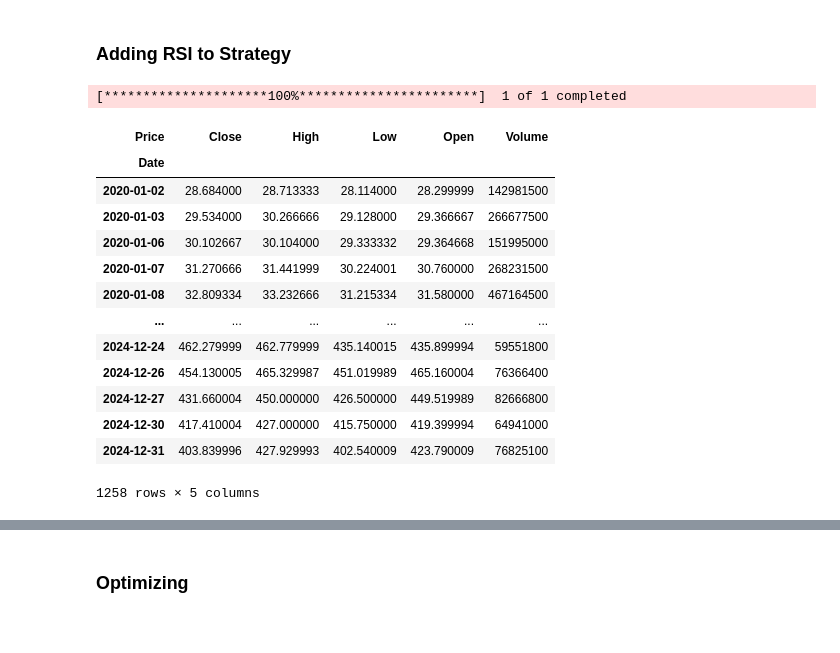
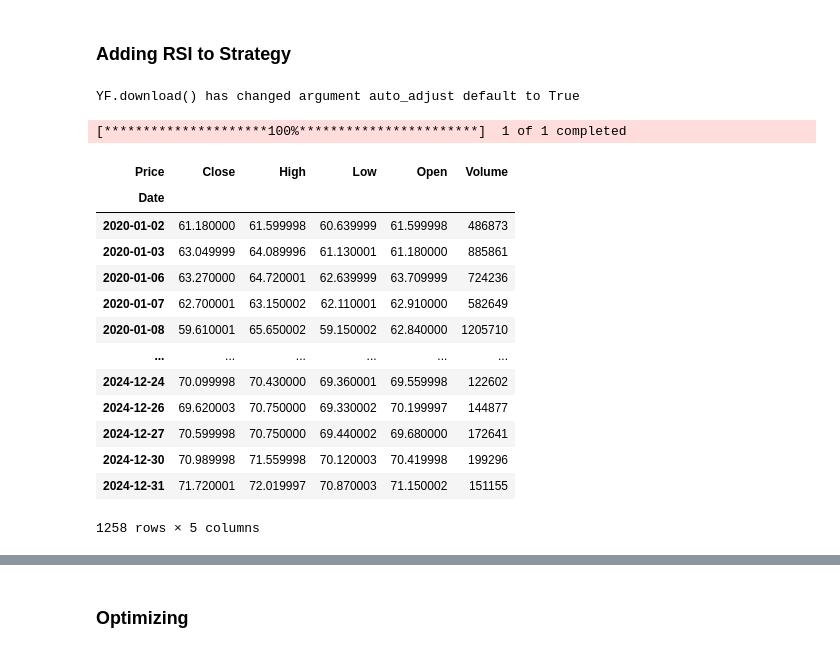
Before and after one commit to ArmaanG06/ASG-Microfund, a Jupyter notebook: notebooks/research_notebook.ipynb, the cells around one changed output, grey strips where cells are left out. Cells and saved outputs as stored; diff of their text form; code cells hidden in the pictures.

```diff
--- a/notebooks/research_notebook.ipynb
+++ b/notebooks/research_notebook.ipynb
@@ -435,27 +437,28 @@ ave
 # %%
-data = yf.download("TSLA", "2020-01-01", "2025-01-01")
+data = yf.download("CL=F", "2020-01-01", "2025-01-01")
 data = data.droplevel('Ticker', axis=1)
 data.reset_index(inplace=True)
 data.index = data['Date']
 del data['Date']
 data.index.name = 'Date'
 data
 # %% [output]
-[*********************100%***********************]  1 of 1 completed
+YF.download() has changed argument auto_adjust default to True
+[*********************100%***********************]  1 of 1 completed
 | Price | Close | High | Low | Open | Volume |
 | Date |  |  |  |  |  |
-| 2020-01-02 | 28.684000 | 28.713333 | 28.114000 | 28.299999 | 142981500 |
-| 2020-01-03 | 29.534000 | 30.266666 | 29.128000 | 29.366667 | 266677500 |
-| 2020-01-06 | 30.102667 | 30.104000 | 29.333332 | 29.364668 | 151995000 |
-| 2020-01-07 | 31.270666 | 31.441999 | 30.224001 | 30.760000 | 268231500 |
-| 2020-01-08 | 32.809334 | 33.232666 | 31.215334 | 31.580000 | 467164500 |
+| 2020-01-02 | 61.180000 | 61.599998 | 60.639999 | 61.599998 | 486873 |
+| 2020-01-03 | 63.049999 | 64.089996 | 61.130001 | 61.180000 | 885861 |
+| 2020-01-06 | 63.270000 | 64.720001 | 62.639999 | 63.709999 | 724236 |
+| 2020-01-07 | 62.700001 | 63.150002 | 62.110001 | 62.910000 | 582649 |
+| 2020-01-08 | 59.610001 | 65.650002 | 59.150002 | 62.840000 | 1205710 |
 | ... | ... | ... | ... | ... | ... |
-| 2024-12-24 | 462.279999 | 462.779999 | 435.140015 | 435.899994 | 59551800 |
-| 2024-12-26 | 454.130005 | 465.329987 | 451.019989 | 465.160004 | 76366400 |
-| 2024-12-27 | 431.660004 | 450.000000 | 426.500000 | 449.519989 | 82666800 |
-| 2024-12-30 | 417.410004 | 427.000000 | 415.750000 | 419.399994 | 64941000 |
-| 2024-12-31 | 403.839996 | 427.929993 | 402.540009 | 423.790009 | 76825100 |
+| 2024-12-24 | 70.099998 | 70.430000 | 69.360001 | 69.559998 | 122602 |
+| 2024-12-26 | 69.620003 | 70.750000 | 69.330002 | 70.199997 | 144877 |
+| 2024-12-27 | 70.599998 | 70.750000 | 69.440002 | 69.680000 | 172641 |
+| 2024-12-30 | 70.989998 | 71.559998 | 70.120003 | 70.419998 | 199296 |
+| 2024-12-31 | 71.720001 | 72.019997 | 70.870003 | 71.150002 | 151155 |
-1258 rows × 5 columns
+1258 rows × 5 columns
 # %%
 import numpy as np
 import pandas as pd
```
Also changed, not shown: parts of 4 cells of this notebook, 8 other files.
